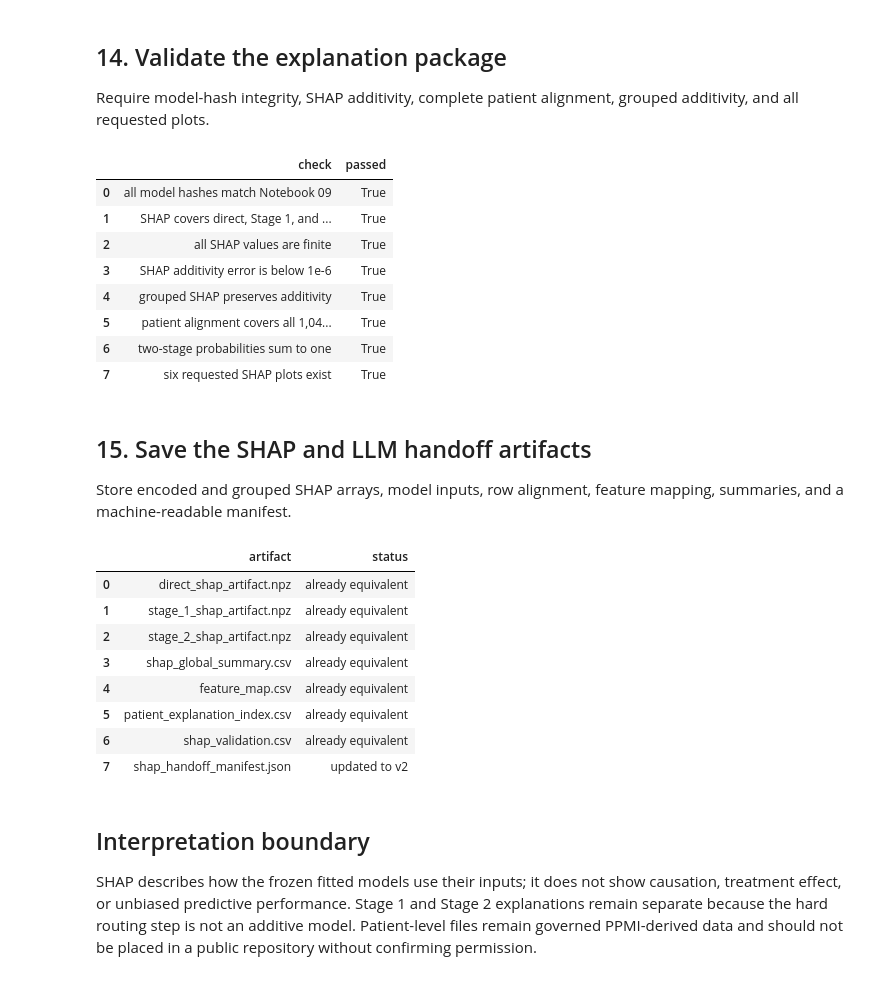
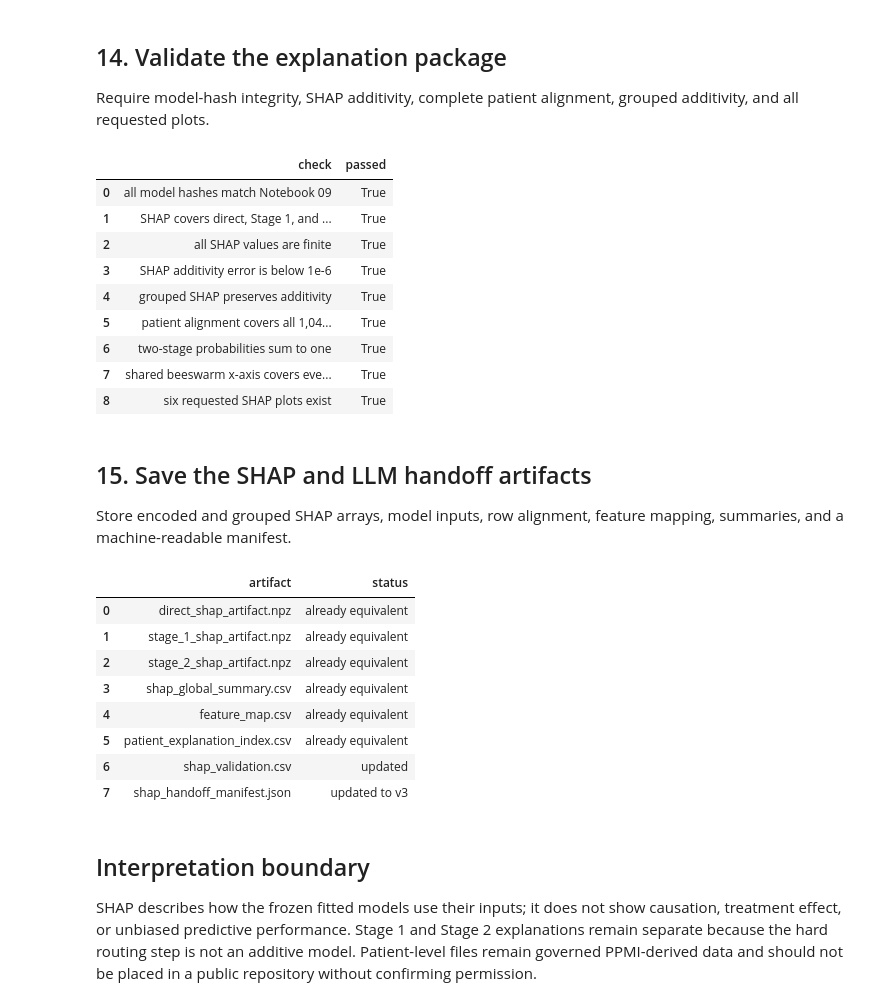
Before and after one commit to rafsan062/Parkinsons-Fall-Risk-Prediction, a Jupyter notebook: notebooks/12_shap_and_llm_handoff.ipynb, the cells around one changed output. Drawn from its saved outputs; the diff is of its cells as text; code cells hidden in the pictures.

Commit message:
Standardize SHAP beeswarm axes

```diff
--- a/notebooks/12_shap_and_llm_handoff.ipynb
+++ b/notebooks/12_shap_and_llm_handoff.ipynb
@@ -284,6 +284,13 @@ MODEL_TITLES = {
     "stage_1": "Two-stage Stage 1 balanced Extra Trees",
     "stage_2": "Two-stage Stage 2 random forest",
 }
+BEESWARM_SPECS = [
+    ("direct", "no fall", "shap_summary_direct_no_fall.png"),
+    ("direct", "rare fall", "shap_summary_direct_rare_fall.png"),
+    ("direct", "recurrent fall", "shap_summary_direct_recurrent_fall.png"),
+    ("stage_1", "any fall", "shap_summary_stage1.png"),
+    ("stage_2", "recurrent fall", "shap_summary_stage2.png"),
+]
 
 
 def group_display_frame(target):
@@ -299,6 +306,13 @@ def group_display_frame(target):
 
 
 group_display = {target: group_display_frame(target) for target in models}
+maximum_plotted_absolute_shap = max(
+    float(np.abs(grouped[target][1][:, :, CLASS_LABELS[target].index(class_label)]).max())
+    for target, class_label, _ in BEESWARM_SPECS
+)
+BEESWARM_X_LIMIT = float(np.ceil(maximum_plotted_absolute_shap * 1.05 * 10) / 10)
+BEESWARM_X_TICKS = np.linspace(-BEESWARM_X_LIMIT, BEESWARM_X_LIMIT, 5)
+assert BEESWARM_X_LIMIT > maximum_plotted_absolute_shap
 
 
 def save_all_class_overview():
@@ -335,6 +349,9 @@ def save_class_beeswarm(target, class_label, filename):
         plot_size=(10, max(6, 0.38 * len(groups) + 1.8)),
     )
     figure = plt.gcf()
+    axis = plt.gca()
+    axis.set_xlim(-BEESWARM_X_LIMIT, BEESWARM_X_LIMIT)
+    axis.set_xticks(BEESWARM_X_TICKS)
     plt.title(
         f"{MODEL_TITLES[target]} — SHAP toward {class_label}",
         pad=12,
@@ -342,7 +359,10 @@ def save_class_beeswarm(target, class_label, filename):
     figure.text(
         0.5,
         0.005,
-        "Each point is one patient. Color is the raw feature value; categorical colors are codes, not an order.",
+        (
+            f"Shared x-axis: −{BEESWARM_X_LIMIT:.1f} to +{BEESWARM_X_LIMIT:.1f}. "
+            "Each point is one patient. Color is the raw feature value; categorical colors are codes, not an order."
+        ),
         ha="center",
         fontsize=8,
     )
@@ -351,19 +371,15 @@ def save_class_beeswarm(target, class_label, filename):
 
 
 save_all_class_overview()
-beeswarm_specs = [
-    ("direct", "no fall", "shap_summary_direct_no_fall.png"),
-    ("direct", "rare fall", "shap_summary_direct_rare_fall.png"),
-    ("direct", "recurrent fall", "shap_summary_direct_recurrent_fall.png"),
-    ("stage_1", "any fall", "shap_summary_stage1.png"),
-    ("stage_2", "recurrent fall", "shap_summary_stage2.png"),
-]
-for specification in beeswarm_specs:
+for specification in BEESWARM_SPECS:
     save_class_beeswarm(*specification)
 
 plot_specs = [
     ("direct", None, None, "shap_summary_direct_all_classes.png"),
-    *[(target, class_label, None, filename) for target, class_label, filename in beeswarm_specs],
+    *[(target, class_label, None, filename) for target, class_label, filename in BEESWARM_SPECS],
 ]
-print("Plots created: 1 all-class overview and 5 full-feature beeswarms")
+print(
+    "Plots created: 1 all-class overview and 5 full-feature beeswarms; "
+    f"shared beeswarm x-axis = [−{BEESWARM_X_LIMIT:.1f}, +{BEESWARM_X_LIMIT:.1f}]"
+)
 # %% [output]
@@ -524,34 +546,39 @@ validation = pd.DataFrame([
         "check": "grouped SHAP preserves additivity",
         "passed": all(
             np.allclose(grouped[target][1].sum(axis=1), explanations[target][0].sum(axis=1))
             for target in models
         ),
     },
     {
         "check": "patient alignment covers all 1,040 patients",
         "passed": len(patient_index) == 1040 and patient_index["PATNO"].is_unique,
     },
     {
         "check": "two-stage probabilities sum to one",
         "passed": bool(np.allclose(two_stage_probabilities.sum(axis=1), 1.0)),
     },
     {
+        "check": "shared beeswarm x-axis covers every plotted SHAP value",
+        "passed": BEESWARM_X_LIMIT > maximum_plotted_absolute_shap,
+    },
+    {
         "check": "six requested SHAP plots exist",
         "passed": all((output_directory / item[3]).is_file() for item in plot_specs),
     },
 ])
 display(validation)
 assert validation["passed"].all()
 # %% [output]
 |  | check | passed |
 | 0 | all model hashes match Notebook 09 | True |
 | 1 | SHAP covers direct, Stage 1, and ... | True |
 | 2 | all SHAP values are finite | True |
 | 3 | SHAP additivity error is below 1e-6 | True |
 | 4 | grouped SHAP preserves additivity | True |
 | 5 | patient alignment covers all 1,04... | True |
 | 6 | two-stage probabilities sum to one | True |
-| 7 | six requested SHAP plots exist | True |
+| 7 | shared beeswarm x-axis covers eve... | True |
+| 8 | six requested SHAP plots exist | True |
 # %% [markdown]
 ## 15. Save the SHAP and LLM handoff artifacts
 
@@ -583,11 +610,15 @@ for filename, frame in {
 }.items():
     save_rows.append({
         "artifact": filename,
-        "status": save_csv_new_or_equivalent(frame, output_directory / filename),
+        "status": save_csv_new_or_equivalent(
+            frame,
+            output_directory / filename,
+            allow_update=filename == "shap_validation.csv",
+        ),
     })
 
 handoff_manifest = {
-    "run_version": "final-notebook-12-shap-llm-handoff-v2-full-beeswarms",
+    "run_version": "final-notebook-12-shap-llm-handoff-v3-shared-beeswarm-axis",
     "source_model_manifest_sha256": file_digest(input_paths["manifest"]),
     "shap_version": shap_version,
     "patients": len(predictors),
@@ -607,6 +638,11 @@ handoff_manifest = {
     "plots": {
         "direct_all_classes": "all 20 retained clinical groups; mean absolute SHAP overview",
         "class_specific": "full beeswarm for every direct class, Stage 1 any fall, and Stage 2 recurrent fall",
+        "shared_beeswarm_x_axis": {
+            "minimum": -BEESWARM_X_LIMIT,
+            "maximum": BEESWARM_X_LIMIT,
+            "largest_observed_absolute_shap": maximum_plotted_absolute_shap,
+        },
     },
     "two_stage_interpretation": (
         "Stage 1 and Stage 2 are separate hard-routed components. Do not add their SHAP values. "
@@ -626,7 +662,7 @@ manifest_existed = manifest_output_path.is_file()
 manifest_status = "already identical"
 if not manifest_existed or manifest_output_path.read_text() != manifest_text:
     manifest_output_path.write_text(manifest_text)
-    manifest_status = "updated to v2" if manifest_existed else "created"
+    manifest_status = "updated to v3" if manifest_existed else "created"
 save_rows.append({
     "artifact": "shap_handoff_manifest.json",
     "status": manifest_status,
@@ -641,8 +677,8 @@ display(pd.DataFrame(save_rows))
 | 3 | shap_global_summary.csv | already equivalent |
 | 4 | feature_map.csv | already equivalent |
 | 5 | patient_explanation_index.csv | already equivalent |
-| 6 | shap_validation.csv | already equivalent |
-| 7 | shap_handoff_manifest.json | updated to v2 |
+| 6 | shap_validation.csv | updated |
+| 7 | shap_handoff_manifest.json | updated to v3 |
 # %% [markdown]
 ## Interpretation boundary
 
```
Also changed, not shown: parts of 3 cells of this notebook, 19 other files.
